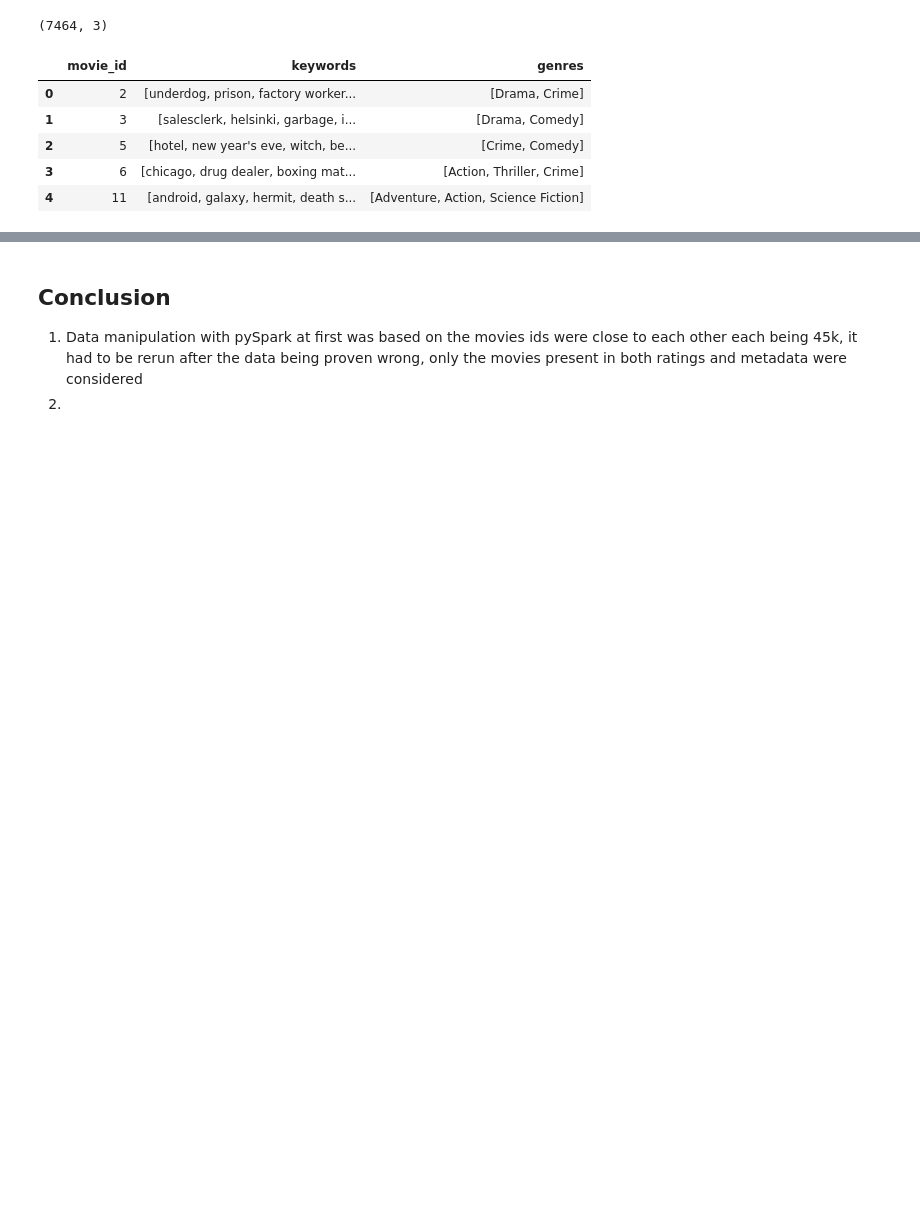
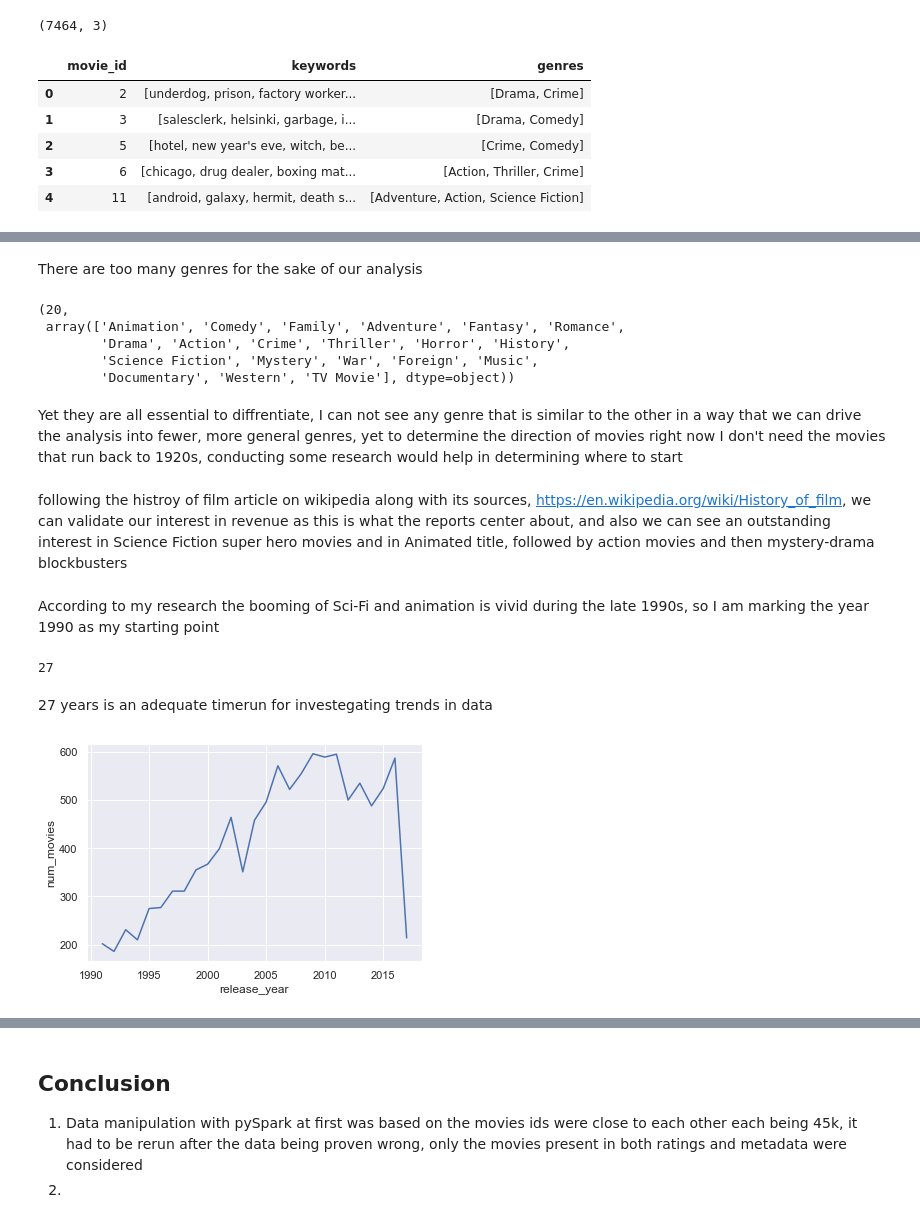
Before and after one commit to mohsayed27/TMDbAnalysis, a Jupyter notebook: TMDbAnalaysis.ipynb, the cells around one changed output, grey strips where cells are left out. Cells and saved outputs as stored; diff of their text form; code cells hidden in the pictures; blank space fills up the shorter version.

```diff
--- a/TMDbAnalaysis.ipynb
+++ b/TMDbAnalaysis.ipynb
@@ -919,0 +1346,3 @@ movies_gp.head()
+# %%
+movies = pd.merge(movies, genres, how= 'inner', on= 'movie_id')
+movies.head()
@@ -919,0 +1356,4 @@ movies_gp.head()
+# %%
+movies['release_year'] = movies.release_date.dt.year
+# %%
+movies['profit'] = movies['revenue'] - movies['budget']
@@ -919,0 +1403,2 @@ movies_gp.head()
+# %%
+movies = movies[(movies.budget > 0) & (movies.revenue > 0)]
@@ -919,0 +1501,16 @@ movies_gp.head()
+# %% [markdown]
+There are too many genres for the sake of our analysis
+# %%
+len(genres.genre.unique()), genres.genre.unique()
+# %% [output]
+(20,
+ array(['Animation', 'Comedy', 'Family', 'Adventure', 'Fantasy', 'Romance',
+        'Drama', 'Action', 'Crime', 'Thriller', 'Horror', 'History',
+        'Science Fiction', 'Mystery', 'War', 'Foreign', 'Music',
+        'Documentary', 'Western', 'TV Movie'], dtype=object))
+# %% [markdown]
+Yet they are all essential to diffrentiate, I can not see any genre that is similar to the other in a way that we can drive the analysis into fewer, more general genres, yet to determine the direction of movies right now I don't need the movies that run back to 1920s, conducting some research would help in determining where to start
+# %% [markdown]
+following the histroy of film article on wikipedia along with its sources, https://en.wikipedia.org/wiki/History_of_film, we can validate our interest in revenue as this is what the reports center about, and also we can see an outstanding interest in Science Fiction super hero movies and in Animated title, followed by action movies and then mystery-drama blockbusters
+# %% [markdown]
+According to my research the booming of Sci-Fi and animation is vivid during the late 1990s, so I am marking the year 1990 as my starting point
@@ -919,0 +1519,6 @@ movies_gp.head()
+# %%
+len(trend_agg[trend_agg.release_year > 1990].release_year.unique())
+# %% [output]
+27
+# %% [markdown]
+27 years is an adequate timerun for investegating trends in data
@@ -919,0 +1531,9 @@ movies_gp.head()
+# %%
+movie_peryear = movies[movies.release_year > 1990]\
+    .groupby('release_year', as_index= False).count()
+movie_peryear = movie_peryear.filter(['release_year', 'movie_id'])
+movie_peryear.rename(columns= {'movie_id': 'num_movies'}, inplace= True)
+
+sns.lineplot(x= movie_peryear.release_year, y= movie_peryear.num_movies);
+# %% [output]
+[figure, added]
```
Also changed, not shown: parts of 88 cells of this notebook.
